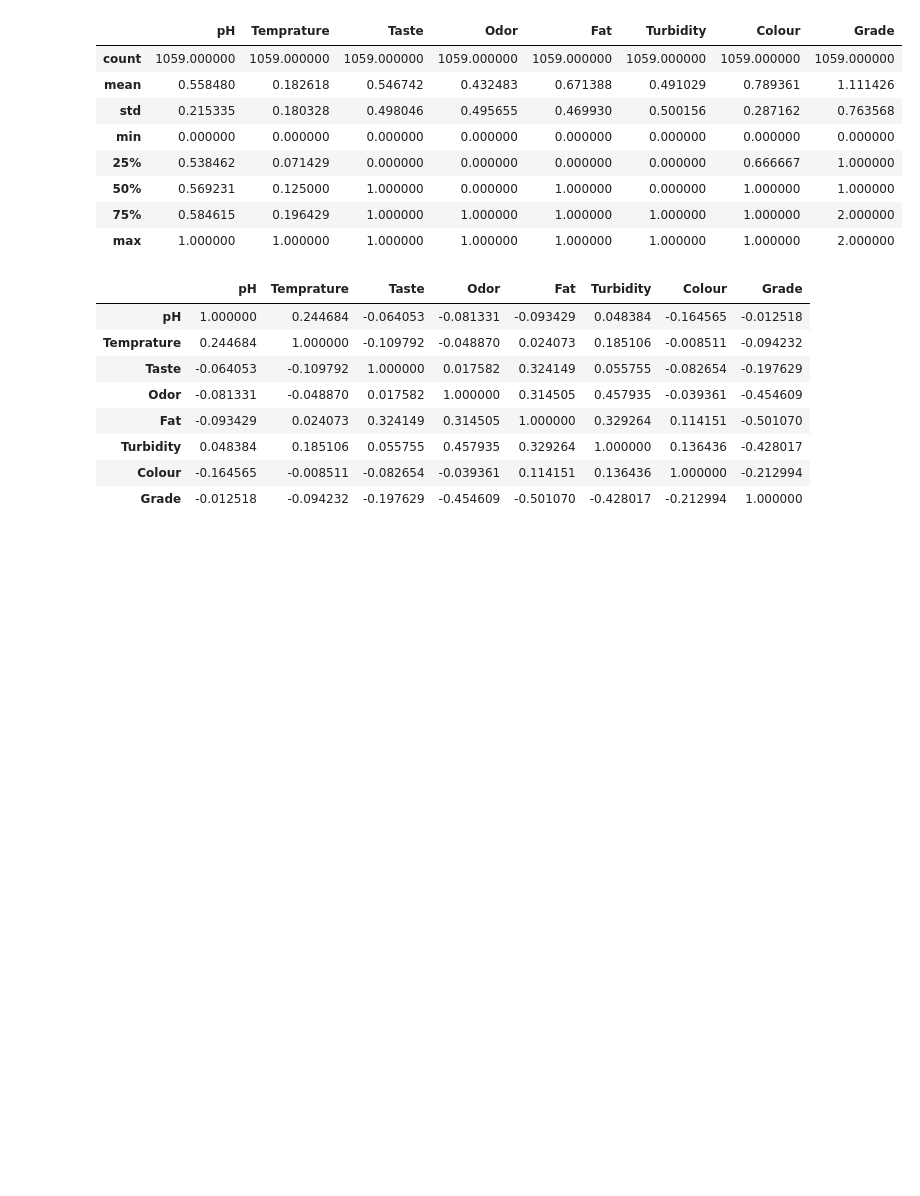
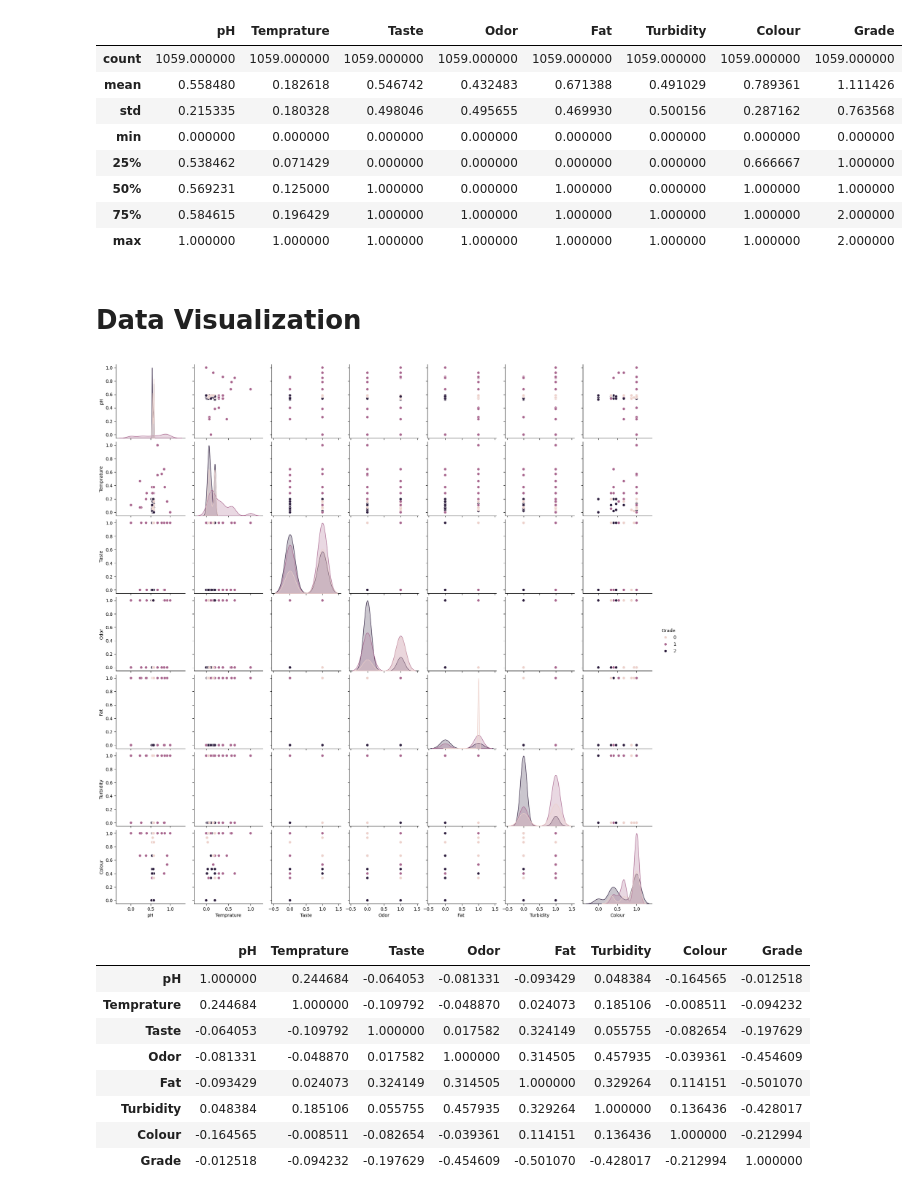
Before and after one commit to rahulsr2001/Milk_Quality, a Jupyter notebook: Milk Quality ML.ipynb, the cells around one changed output. Drawn from its saved outputs; the diff is of its cells as text; code cells hidden in the pictures; blank space fills up the shorter version.

```diff
--- a/Milk Quality ML.ipynb
+++ b/Milk Quality ML.ipynb
@@ -370,6 +370,16 @@ output.describe()
 | 50% | 0.569231 | 0.125000 | 1.000000 | 0.000000 | 1.000000 | 0.000000 | 1.000000 | 1.000000 |
 | 75% | 0.584615 | 0.196429 | 1.000000 | 1.000000 | 1.000000 | 1.000000 | 1.000000 | 2.000000 |
 | max | 1.000000 | 1.000000 | 1.000000 | 1.000000 | 1.000000 | 1.000000 | 1.000000 | 2.000000 |
+# %% [markdown]
+# Data Visualization
+# %%
+import seaborn as sns  # Import seaborn for pairplot
+import matplotlib.pyplot as plt
+
+sns.pairplot(output, hue='Grade')  # Use sns.pairplot, not plt.pairplot
+plt.show()  # Optional: Show the plot
+# %% [output]
+[figure, added]
 # %%
 output.corr()
 # %% [output]
```
Also changed, not shown: parts of 8 cells of this notebook.
